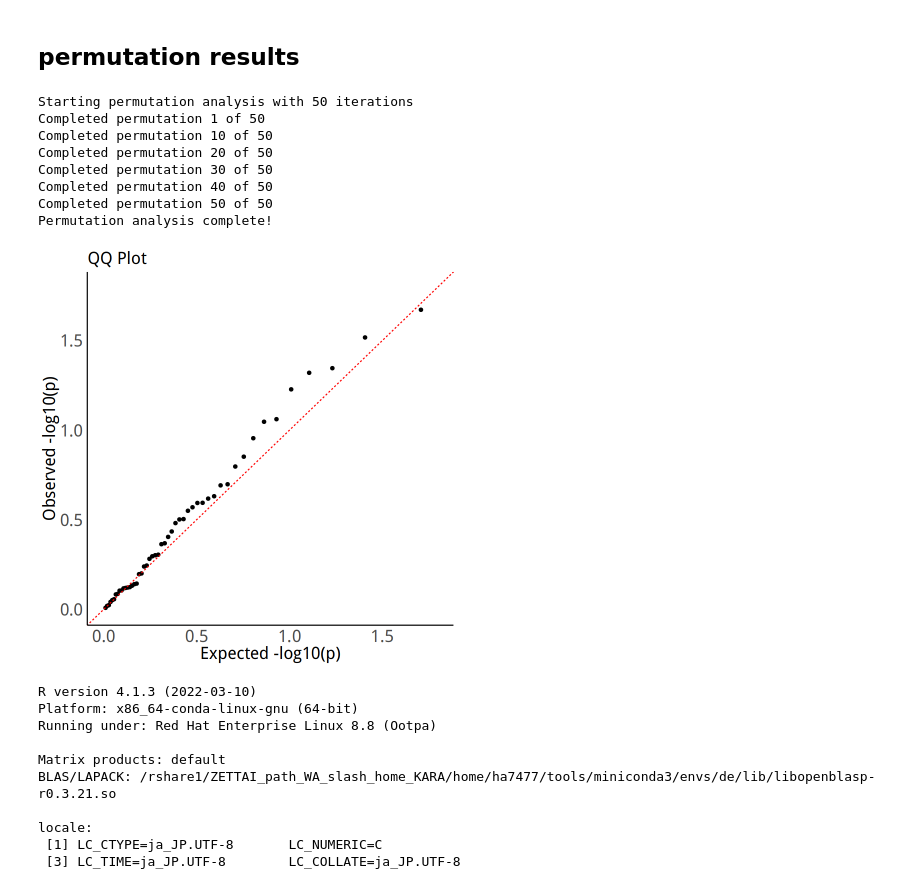
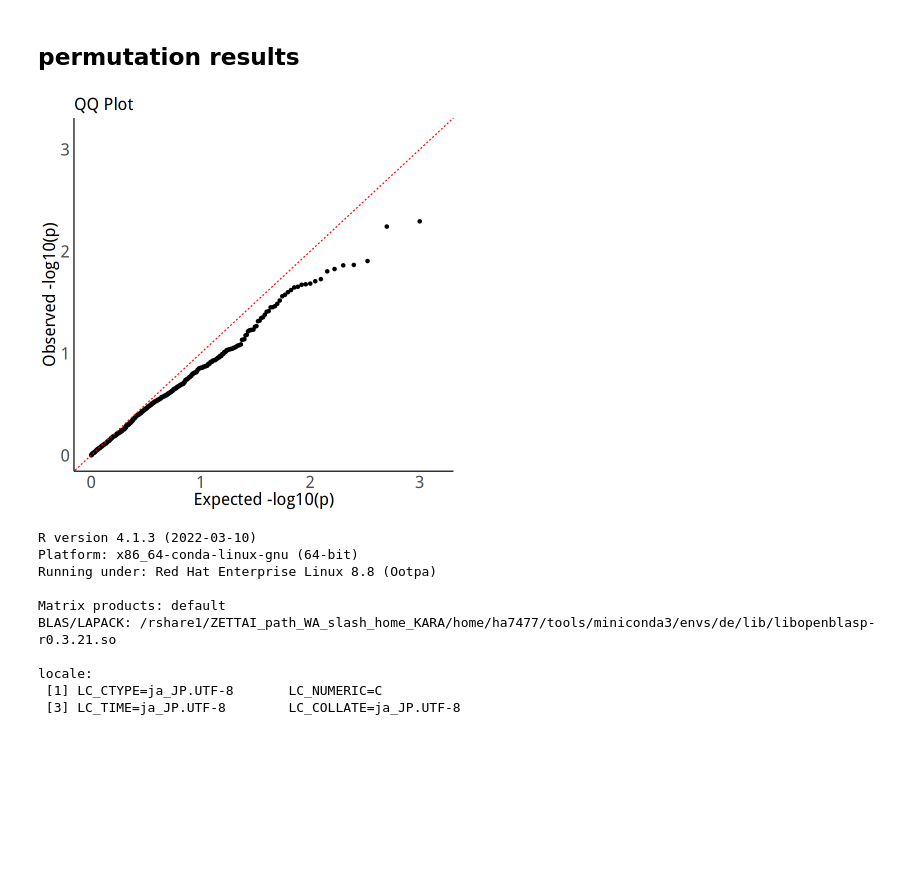
Before and after one commit to hhat/UNIChro-seq-Analysis, a Jupyter notebook: crisper_analysis/bidirectional_edit_demo/bi-directional_editing_demo_permutation.ipynb, the cells around one changed output. Cells and saved outputs as stored; diff of their text form; code cells hidden in the pictures; blank space fills up the shorter version.

```diff
--- a/crisper_analysis/bidirectional_edit_demo/bi-directional_editing_demo_permutation.ipynb
+++ b/crisper_analysis/bidirectional_edit_demo/bi-directional_editing_demo_permutation.ipynb
@@ -37,20 +35,12 @@ A data.frame: 2 × 5
 # %% [markdown]
 ## permutation results
 # %%
-perm_results <- run_permutation(data, n_permutations = 50, seed = 123)
+perm_results <- run_permutation(data, n_permutations = 1000, seed = 123)
 
 p<-plot_qq(perm_results$p_value[perm_results$effect == "toALT_edit_bias"])
 plot(p)
 # %% [output]
-Starting permutation analysis with 50 iterations
-Completed permutation 1 of 50
-Completed permutation 10 of 50
-Completed permutation 20 of 50
-Completed permutation 30 of 50
-Completed permutation 40 of 50
-Completed permutation 50 of 50
-Permutation analysis complete!
-[figure, old version]
+[figure, new version]
 # %%
 sessionInfo()
 # %% [output]
```
Also changed, not shown: parts of 5 cells of this notebook, 20 other files.
